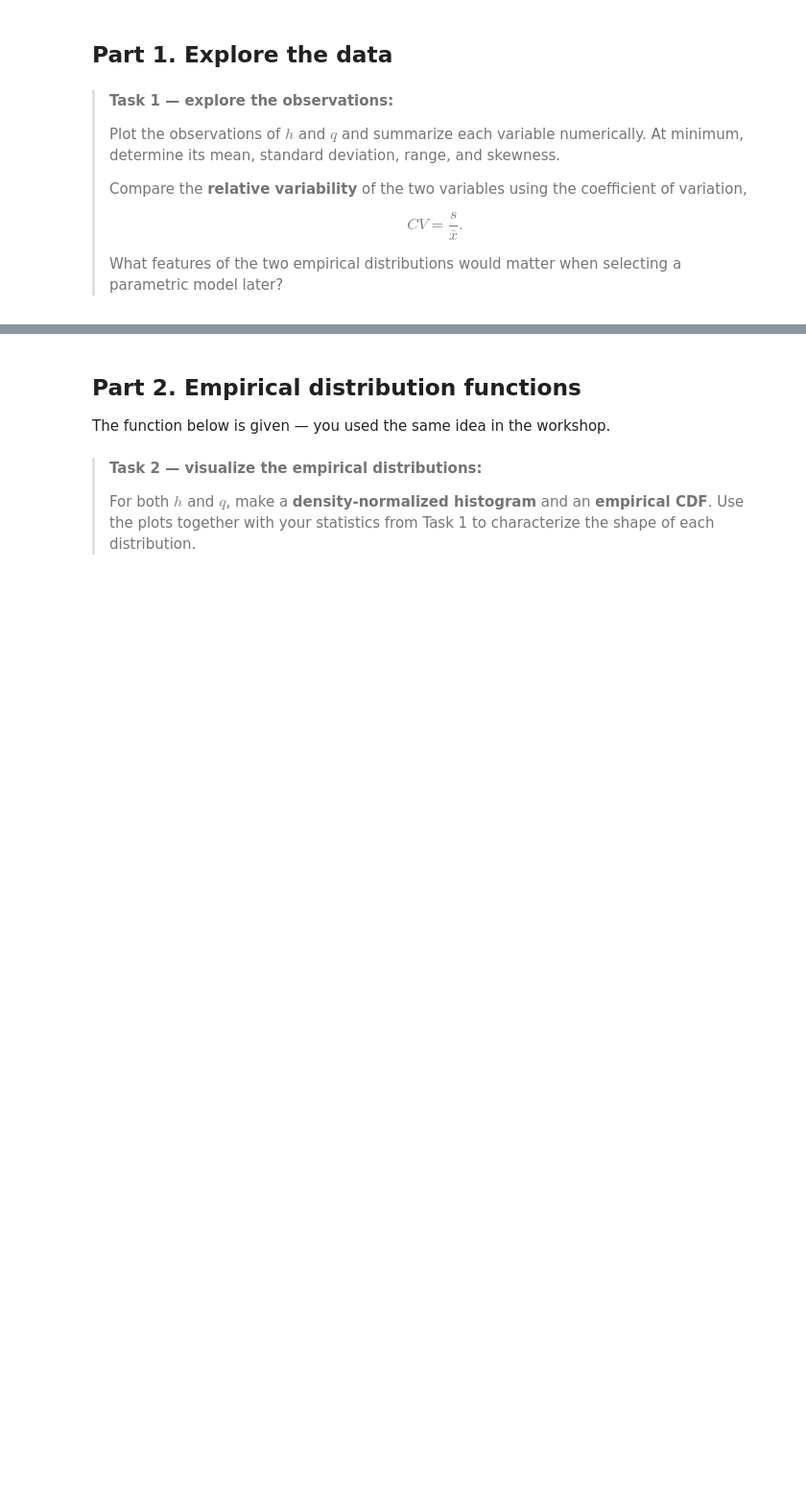
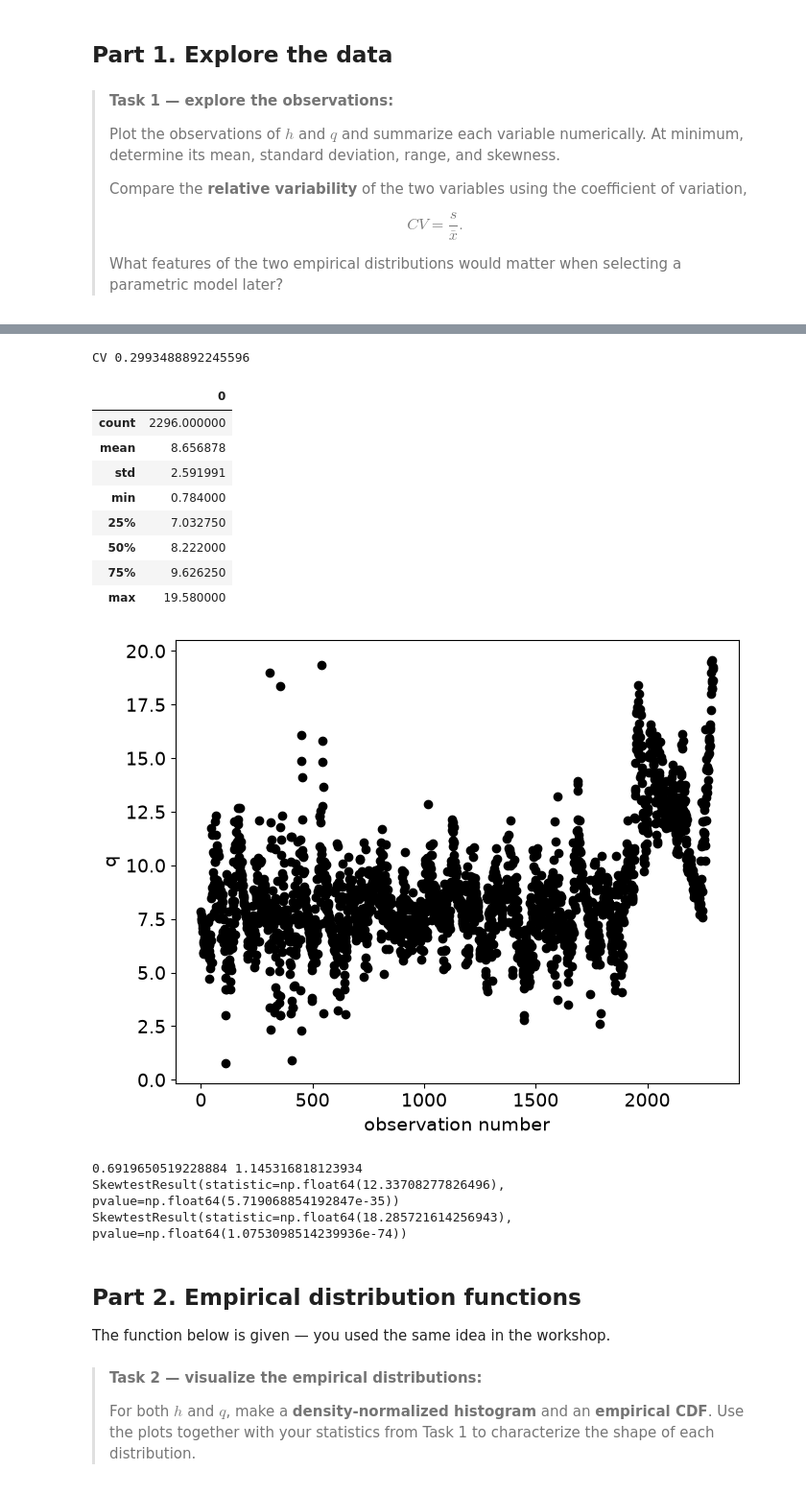
Before and after one commit to prajwalabc/GA1.4, a Jupyter notebook: GA_1.4.ipynb, the cells around one changed output, grey strips where cells are left out. Shown at 96% size. Cells and saved outputs as stored; diff of their text form; code cells hidden in the pictures; blank space fills up the shorter version.

```diff
--- a/GA_1.4.ipynb
+++ b/GA_1.4.ipynb
@@ -72,3 +104,47 @@ h, q = np.genfromtxt('dataset_thames.csv', delimiter=',', unpack=True, skip_head
+# %%
+
+
+## plot q
+plt.figure(figsize=(10, 6))
+gs = GridSpec(nrows=1, ncols=2, width_ratios=[1, 0.2])
+
+plt.subplot(gs[0, 0])
+plt.plot(q, 'ok')
+plt.xlabel('observation number'); plt.ylabel("q")
+ylims = plt.gca().get_ylim()
+
+# q
+df_q = pd.DataFrame(q)
+print("CV", np.std(df_q) /np.mean(df_q))
+
+df_q.describe()
+# %% [output]
+CV 0.2993488892245596
+|  | 0 |
+| count | 2296.000000 |
+| mean | 8.656878 |
+| std | 2.591991 |
+| min | 0.784000 |
+| 25% | 7.032750 |
+| 50% | 8.222000 |
+| 75% | 9.626250 |
+| max | 19.580000 |
+[figure, added]
+# %%
+## calc skew
+
+skew_h = stats.skew(h)
+skew_q = stats.skew(q)
+print(skew_h, skew_q)
+
+skewt_h = stats.skewtest(h)
+skewt_q = stats.skewtest(q)
+print(skewt_h, skewt_q)
+
+## result not normally distributed
+# %% [output]
+0.6919650519228884 1.145316818123934
+SkewtestResult(statistic=np.float64(12.33708277826496), pvalue=np.float64(5.719068854192847e-35)) SkewtestResult(statistic=np.float64(18.285721614256943), pvalue=np.float64(1.0753098514239936e-74))
 # %% [markdown]
 ## Part 2. Empirical distribution functions
 
```
Also changed, not shown: parts of 4 cells of this notebook, 1 other file.
